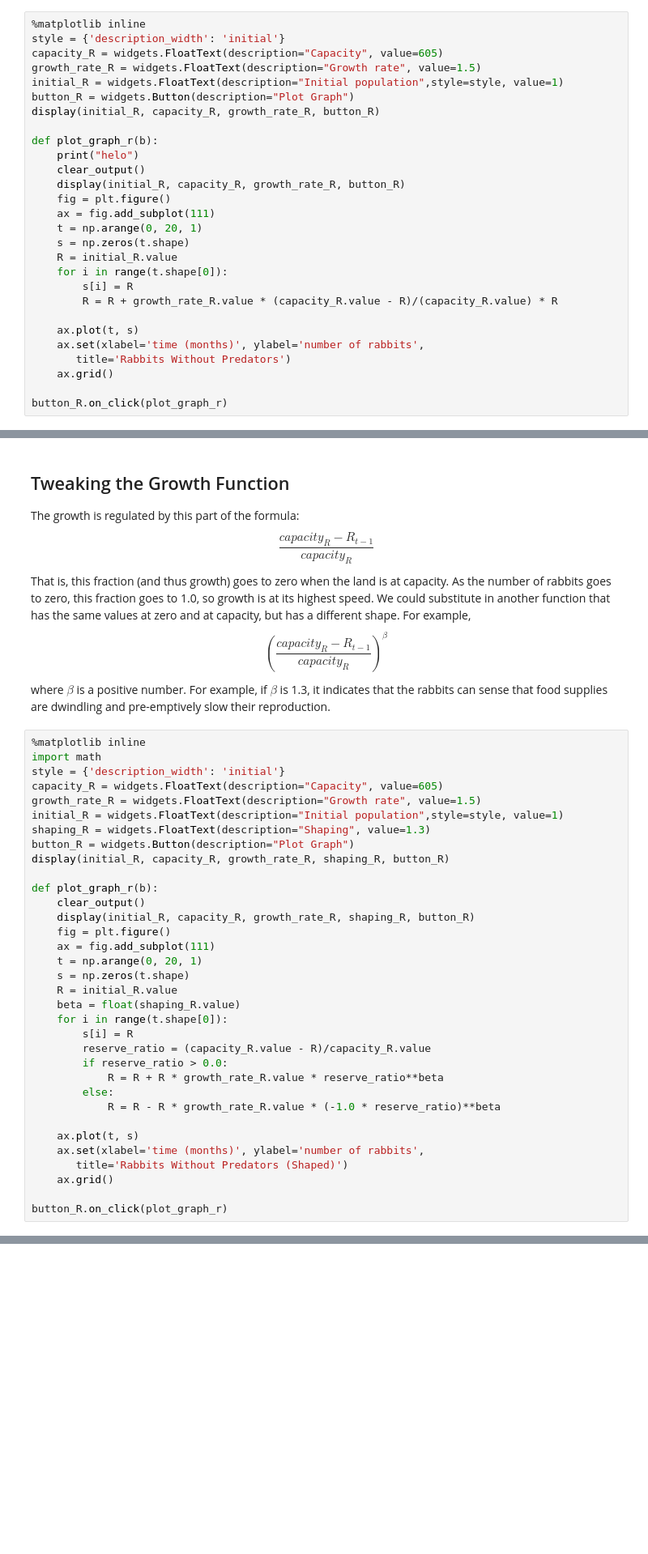
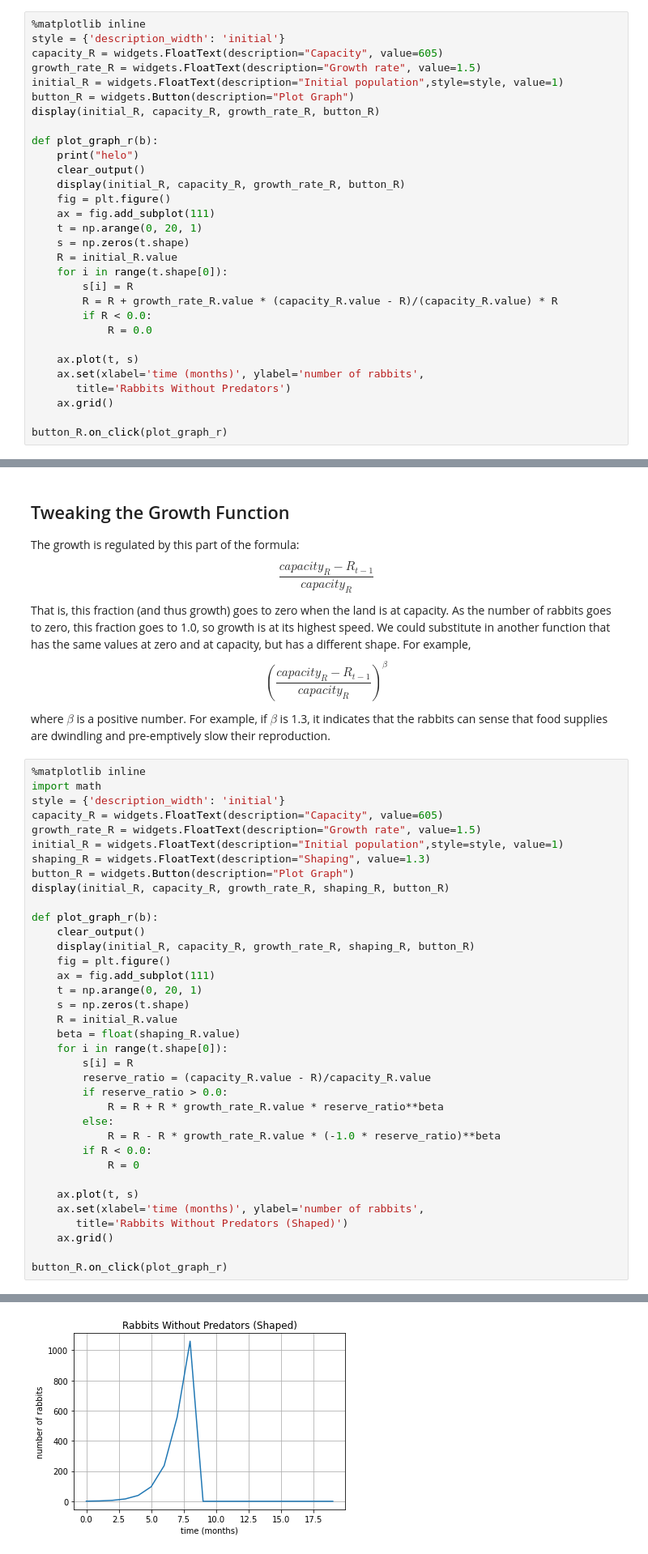
Before and after one commit to hillegass/complex-sim, a Jupyter notebook: src/dev3.ipynb, the cells around one changed output, grey strips where cells are left out. Shown at 81% size. Drawn from its saved outputs; the diff is of its cells as text; blank space fills up the shorter version.

```diff
--- a/src/dev3.ipynb
+++ b/src/dev3.ipynb
@@ -54,6 +54,8 @@ def plot_graph_r(b):
     for i in range(t.shape[0]):
         s[i] = R
         R = R + growth_rate_R.value * (capacity_R.value - R)/(capacity_R.value) * R
+        if R < 0.0:
+            R = 0.0
 
     ax.plot(t, s)
     ax.set(xlabel='time (months)', ylabel='number of rabbits',
@@ -103,6 +110,8 @@ def plot_graph_r(b):
             R = R + R * growth_rate_R.value * reserve_ratio**beta
         else:
             R = R - R * growth_rate_R.value * (-1.0 * reserve_ratio)**beta
+        if R < 0.0:
+            R = 0
 
     ax.plot(t, s)
     ax.set(xlabel='time (months)', ylabel='number of rabbits',
@@ -110,3 +119,4 @@ def plot_graph_r(b):
     ax.grid()
 
 button_R.on_click(plot_graph_r)
+# %% [output]
@@ -113,3 +128,4 @@ button_R.on_click(plot_graph_r)
+[figure, added]
 # %% [markdown]
 ## Part 2: Coyotes without Prey
 According to [Huntwise](https://www.besthuntingtimes.com/blog/2020/2/3/why-you-should-coyote-hunt-how-to-get-started), coyotes need to consume about 2-3 pounds of food per day. Their diet is 90 percent mammalian. The perfect adult cottontail rabbits weigh 2.6 pounds on average. Thus, we assume the coyote eats one rabbit per day.
```
Also changed, not shown: parts of 2 cells of this notebook.
